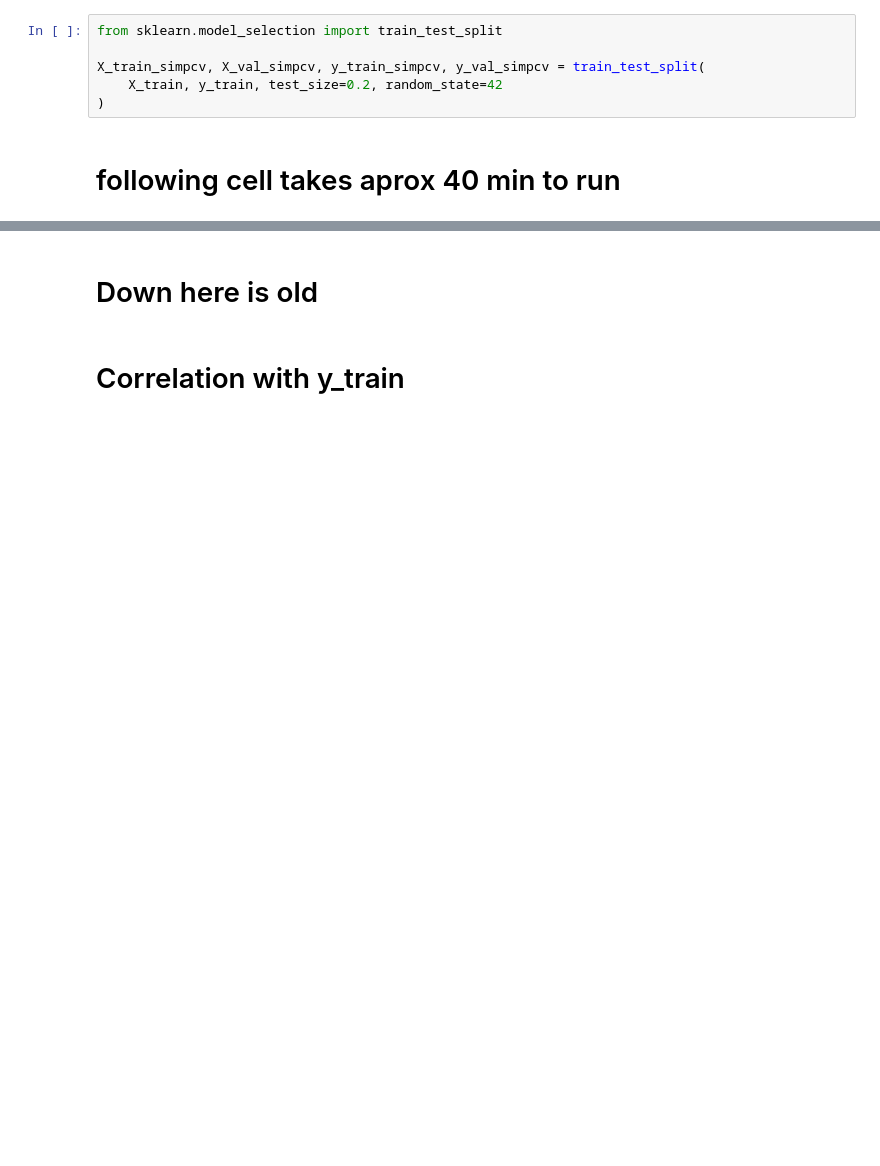
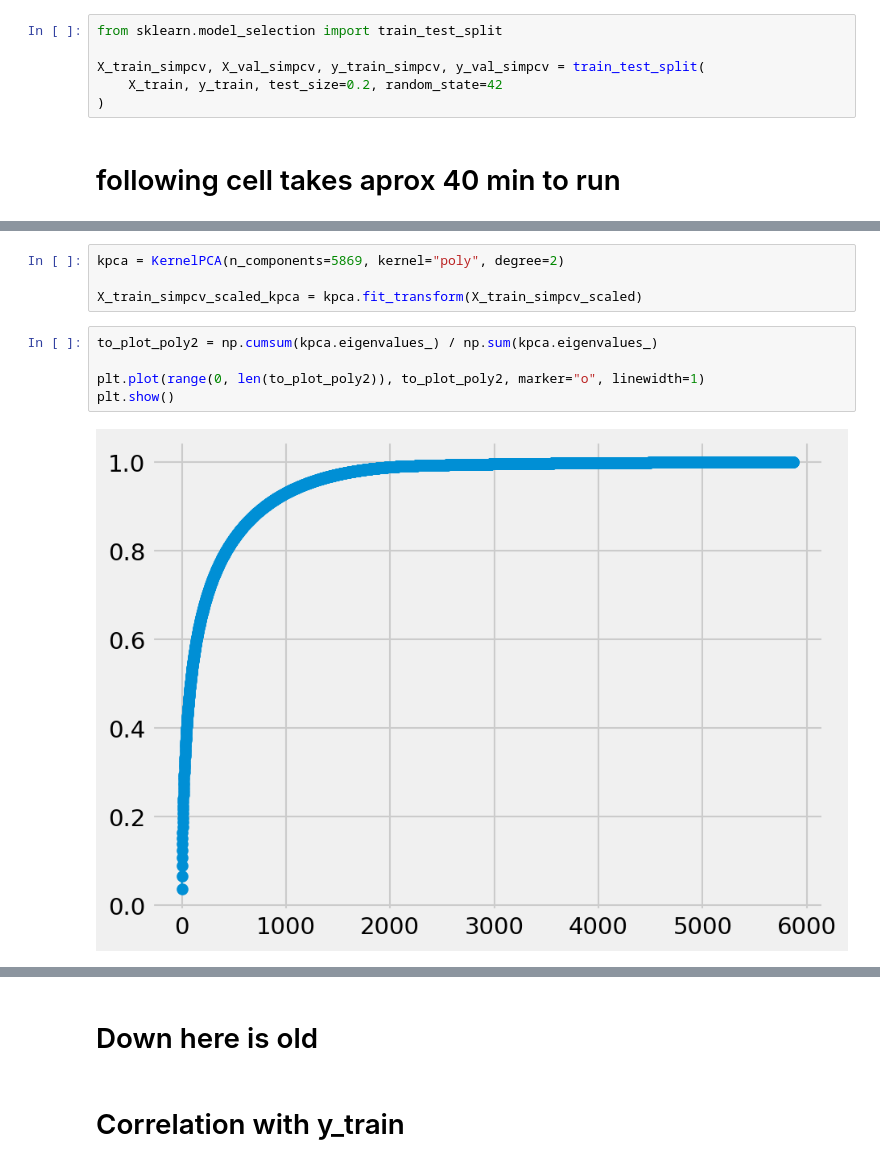
Before and after one commit to Parolps/Projeto-3, a Jupyter notebook: notebooks/feature_selection.ipynb, the cells around one changed output, grey strips where cells are left out. Cells and saved outputs as stored; diff of their text form; blank space fills up the shorter version.

```diff
--- a/notebooks/feature_selection.ipynb
+++ b/notebooks/feature_selection.ipynb
@@ -195,0 +208,11 @@ plt.show()
+# %%
+kpca = KernelPCA(n_components=5869, kernel="poly", degree=2)
+
+X_train_simpcv_scaled_kpca = kpca.fit_transform(X_train_simpcv_scaled)
+# %%
+to_plot_poly2 = np.cumsum(kpca.eigenvalues_) / np.sum(kpca.eigenvalues_)
+
+plt.plot(range(0, len(to_plot_poly2)), to_plot_poly2, marker="o", linewidth=1)
+plt.show()
+# %% [output]
+[figure, added]
```
Also changed, not shown: parts of 24 cells of this notebook, 3 other files.
